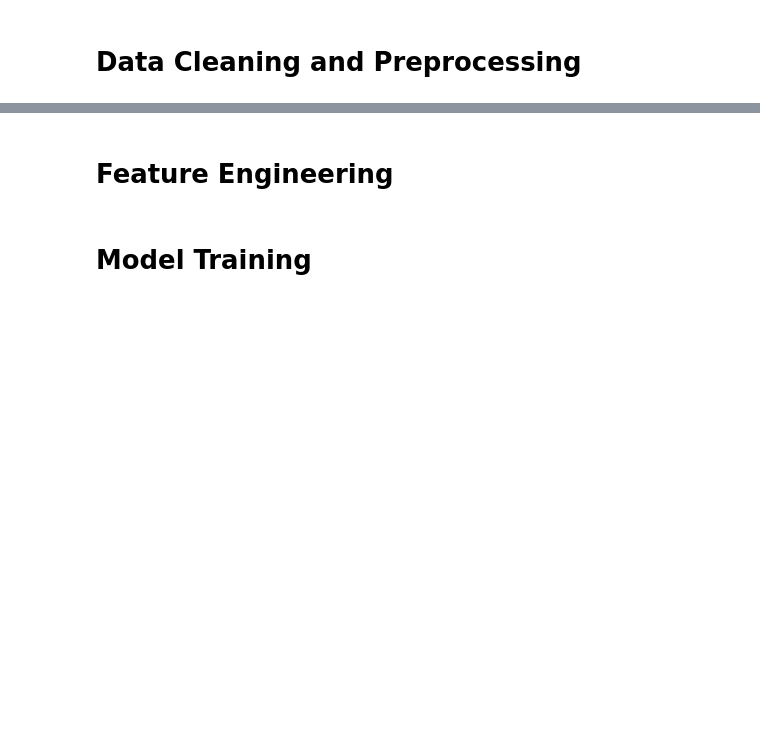
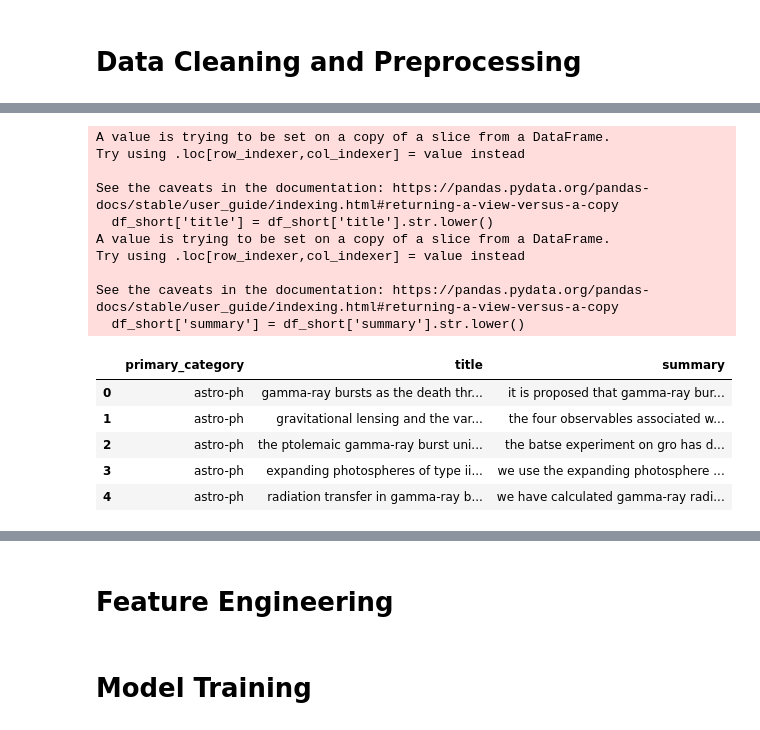
Before and after one commit to danielscabar/arxiv_text_classification, a Jupyter notebook: Arxiv_Text_Classification.ipynb, the cells around one changed output, grey strips where cells are left out. Drawn from its saved outputs; the diff is of its cells as text; code cells hidden in the pictures; blank space fills up the shorter version.

Commit message:
Data Cleaning and Processing

```diff
--- a/Arxiv_Text_Classification.ipynb
+++ b/Arxiv_Text_Classification.ipynb
@@ -292,0 +337,22 @@ array(['astro-ph', 'astro-ph.CO', 'astro-ph.EP', 'astro-ph.GA',
+# %%
+# Step 1: Convert to lowercase
+df_short['title'] = df_short['title'].str.lower()
+df_short['summary'] = df_short['summary'].str.lower()
+df_short.head()
+# %% [output]
+A value is trying to be set on a copy of a slice from a DataFrame.
+Try using .loc[row_indexer,col_indexer] = value instead
+
+See the caveats in the documentation: https://pandas.pydata.org/pandas-docs/stable/user_guide/indexing.html#returning-a-view-versus-a-copy
+  df_short['title'] = df_short['title'].str.lower()
+A value is trying to be set on a copy of a slice from a DataFrame.
+Try using .loc[row_indexer,col_indexer] = value instead
+
+See the caveats in the documentation: https://pandas.pydata.org/pandas-docs/stable/user_guide/indexing.html#returning-a-view-versus-a-copy
+  df_short['summary'] = df_short['summary'].str.lower()
+|  | primary_category | title | summary |
+| 0 | astro-ph | gamma-ray bursts as the death thr... | it is proposed that gamma-ray bur... |
+| 1 | astro-ph | gravitational lensing and the var... | the four observables associated w... |
+| 2 | astro-ph | the ptolemaic gamma-ray burst uni... | the batse experiment on gro has d... |
+| 3 | astro-ph | expanding photospheres of type ii... | we use the expanding photosphere ... |
+| 4 | astro-ph | radiation transfer in gamma-ray b... | we have calculated gamma-ray radi... |
```
Also changed, not shown: parts of 7 cells of this notebook.
